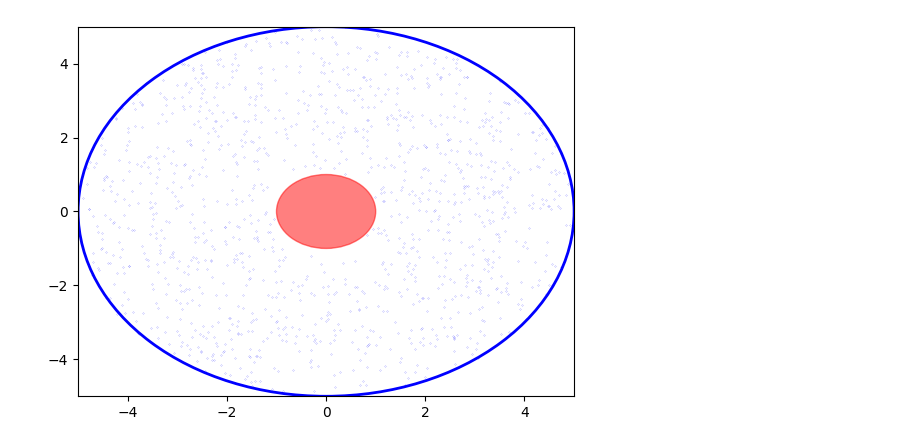
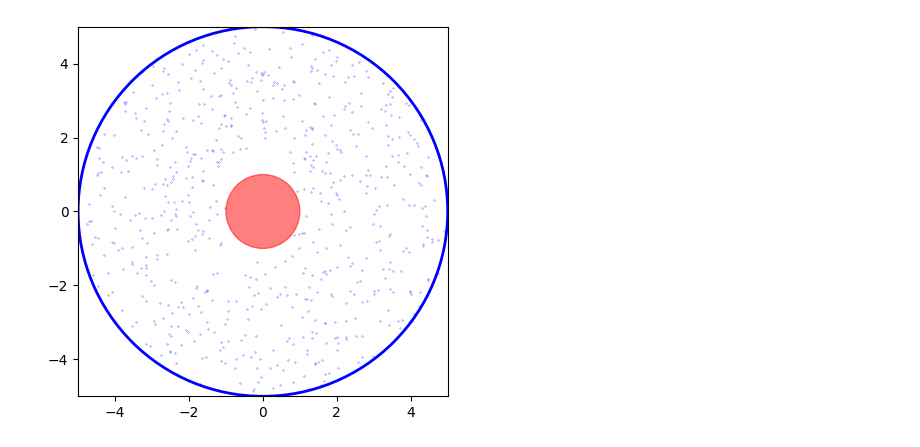
Before and after one commit to 07abrar/TensorlyTraining, a Jupyter notebook: Agent_Based_Neutron_Diffusion_numba_gpu.ipynb, the cells around one changed output. Drawn from its saved outputs; the diff is of its cells as text; code cells hidden in the pictures.

```diff
--- a/Agent_Based_Neutron_Diffusion_numba_gpu.ipynb
+++ b/Agent_Based_Neutron_Diffusion_numba_gpu.ipynb
@@ -9,2 +30,13 @@ import math
 # %%
 start = time.time()
+# %%
+#define some variable
+history = 200
+dummy_history = 2000 #active dan dummy particles are 35000
+radius = 5 #cylinder radius
+fr = np.float64(1) #fuel radius must be float64 (need when CUDA do calculation)
+speed = 1
+fps = 20
+dt = 1/fps
+final_time = 200
+steps = int(final_time/dt) #simulation step
@@ -11,15 +48,13 @@ start = time.time()
 # %%
-history = 300 #specify the number of particles at the beginning
-dummy_history = 5000
-radius = 5
+#initialize particle location
 r_host = np.float64(np.full((dummy_history, 2), -11000))
-r = cuda.to_device(r_host)
-
-@cuda.jit
+r = cuda.to_device(r_host) #send to device
+@cuda.jit #decorator for CUDA
 def initialize_particles(rng_states, r, history):
-    thread_id = cuda.grid(1)
+    thread_id = cuda.grid(1) #only 1 dimension data to be spread
     if thread_id < history:
-        teta = xoroshiro128p_uniform_float64(rng_states, thread_id)*2*np.pi
+        teta = xoroshiro128p_uniform_float64(rng_states, thread_id)*2*np.pi #CUDA doesn't know np.random
         position = xoroshiro128p_uniform_float64(rng_states, thread_id)*radius
         r[thread_id, 0] = position * math.sin(teta)
         r[thread_id, 1] = position * math.cos(teta)
+initialize_particles[blocks, threads_per_block](rng_states, r, history)
@@ -33,2 +60,0 @@ initialize_particles[blocks, threads_per_block](rng_states, r, history)
-# %%
-r_host = r.copy_to_host()
@@ -164,41 +164,42 @@ Particles = 1262
 fig, ax = plt.subplots()
 ax.set_xlim(-radius, radius)
 ax.set_ylim(-radius, radius)
+ax.set_aspect('equal')
 
 # Create a scatter plot for the particles with a specified size (e.g., ms=2)
-particles, = ax.plot([], [], 'bo', ms=0.1)
+particles, = ax.plot([], [], 'bo', ms=0.2)
 
 # Create cylinder boundary
 cylinder = plt.Circle((0, 0), radius, color='b', fill=False, lw=2)
 ax.add_patch(cylinder)
 
 # Create fuel region
 fuel_region = plt.Circle((0, 0), fr, color='red', alpha=0.5)
 ax.add_patch(fuel_region)
 
 # Function to initialize the plot
 def init():
     particles.set_data([], [])
     return particles,
 
 # Function to update particle positions for each frame
 def update(frame):
     x_data = record_host[frame,:,0].copy()
     y_data = record_host[frame,:,1].copy()
     particles.set_data(x_data, y_data)
     return particles,
 
 # Create the animation
 ani = animation.FuncAnimation(fig, update, frames=len(record_host), init_func=init, interval=50, blit=True)
 
-# Set up the animation writer (for saving as a GIF)
-Writer = animation.writers['pillow']
-writer = Writer(fps=fps, metadata=dict(artist='Me'), bitrate=180)
+# Set up the animation writer for MP4
+Writer = animation.writers['ffmpeg']
+writer = Writer(fps=fps, metadata=dict(artist='Me'), bitrate=1800)
 
-# Save the animation as a GIF
-ani.save('particle_animation.gif', writer=writer)
+# Save the animation as an MP4 file
+ani.save('particle_animation.mp4', writer=writer)
 
 # Display the animation
 plt.show()
 # %% [output]
-[figure, old version]
+[figure, new version]
```
Also changed, not shown: parts of 16 cells of this notebook, 3 other files.
